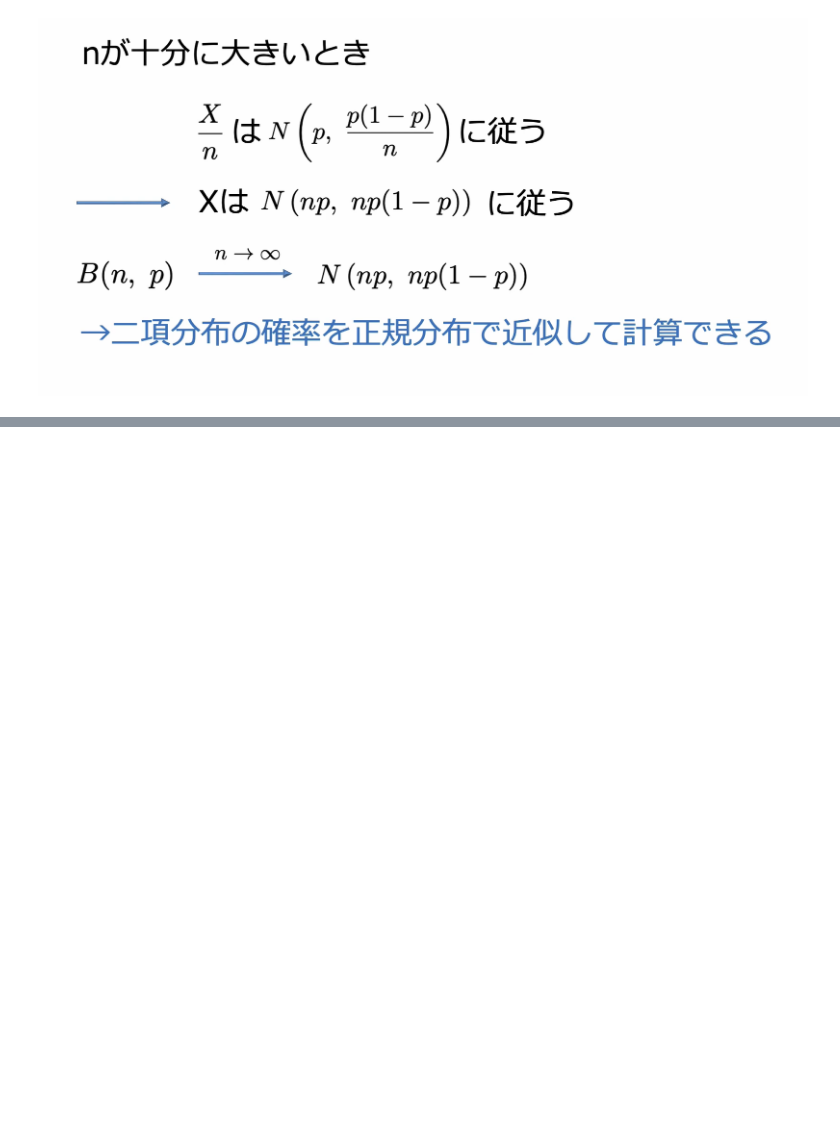
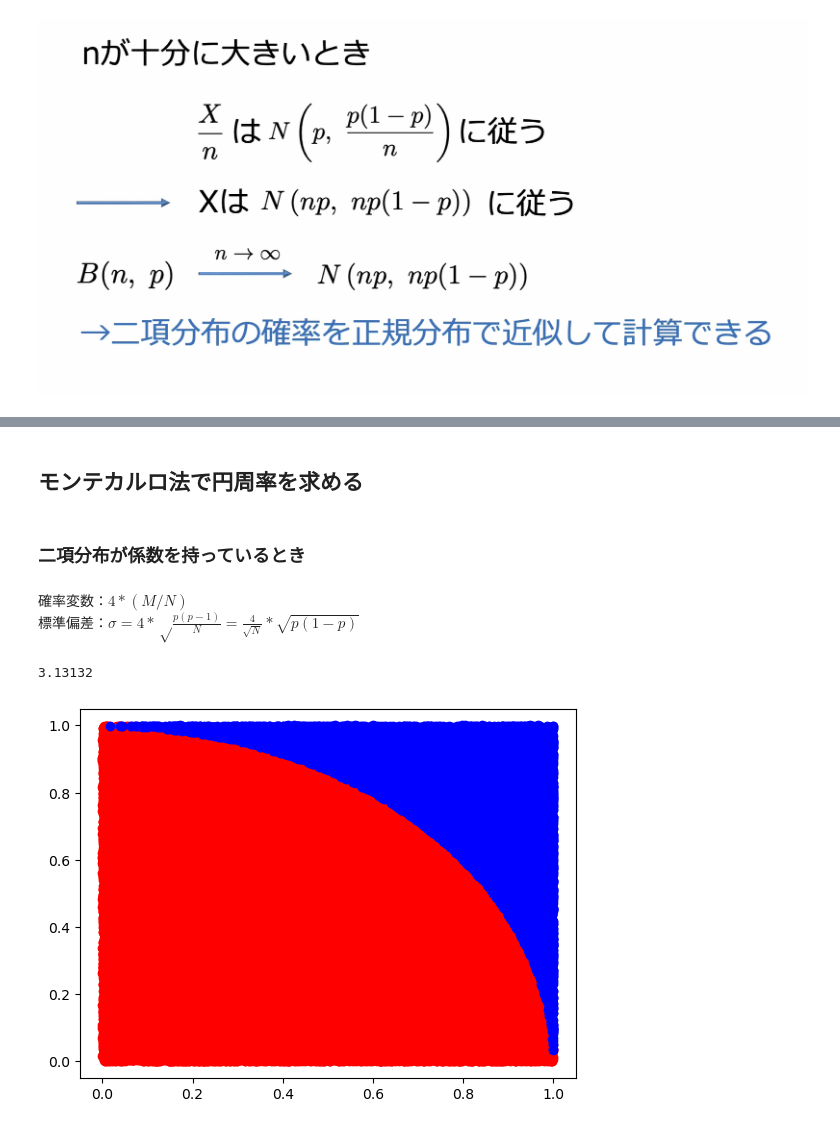
Before and after one commit to taka110811/study, a Jupyter notebook: 確率分布/二項分布.ipynb, the cells around one changed output, grey strips where cells are left out. Drawn from its saved outputs; the diff is of its cells as text; code cells hidden in the pictures; blank space fills up the shorter version.

```diff
--- a/確率分布/二項分布.ipynb
+++ b/確率分布/二項分布.ipynb
@@ -19,3 +19,46 @@ X ... 一枚のコインをn回投げた時の表の出た枚数
 ![image.png](attachment:image.png)
 # %% [markdown]
 ![image.png](attachment:image.png)
+# %% [markdown]
+## モンテカルロ法で円周率を求める
+# %% [markdown]
+### 二項分布が係数を持っているとき
+# %% [markdown]
+確率変数：$4 * (M/N)$\
+標準偏差：$σ = 4 * \sqrt\frac{p(p -1)}{N} = \frac{4}{\sqrt{N}}*\sqrt{p(1-p)}$
+# %%
+import matplotlib.pyplot as plt
+import math
+import random
+
+
+n = 100000
+count = 0
+x_in = []
+y_in = []
+x_out = []
+y_out = []
+
+# ランダムな座標を生成し、円内か円外かを判定する
+for i in range(n):
+    x = random.random()
+    y = random.random()
+    if math.sqrt(x**2 + y**2) < 1.0:
+        count += 1
+        x_in.append(x)
+        y_in.append(y)
+    else:
+        x_out.append(x)
+        y_out.append(y)
+
+# 円周率の近似値を計算して表示する
+approx_pi = 4.0 * count / n
+print(approx_pi)
+
+# 結果を散布図で表示する
+plt.scatter(x_in, y_in, c='red')
+plt.scatter(x_out, y_out, c='blue')
+plt.show()
+# %% [output]
+3.13132
+[figure, added]
```
